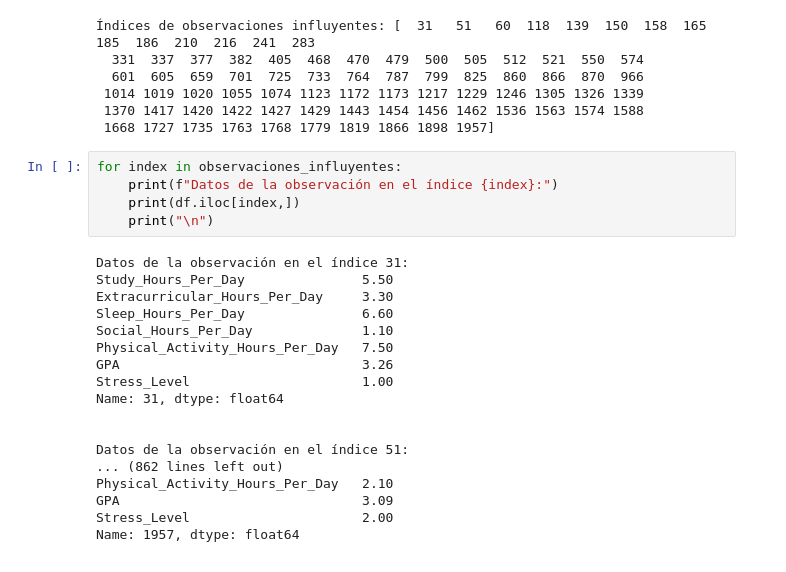
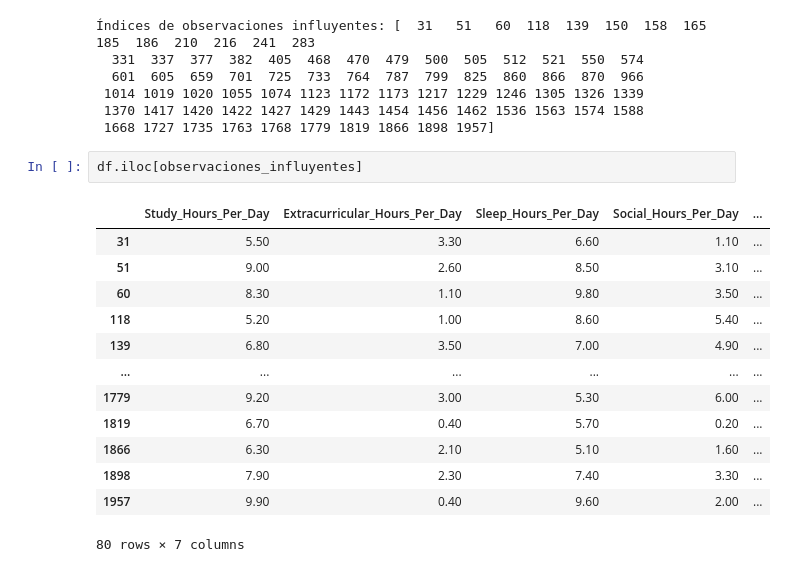
Before and after one commit to carmencami/machine-learning-python-CA-template, a Jupyter notebook: src/explore.ipynb, the cells around one changed output. Drawn from its saved outputs; the diff is of its cells as text.

```diff
--- a/src/explore.ipynb
+++ b/src/explore.ipynb
@@ -329,26 +329,19 @@ print(f'Índices de observaciones influyentes: {observaciones_influyentes}')
  1014 1019 1020 1055 1074 1123 1172 1173 1217 1229 1246 1305 1326 1339
  1370 1417 1420 1422 1427 1429 1443 1454 1456 1462 1536 1563 1574 1588
  1668 1727 1735 1763 1768 1779 1819 1866 1898 1957]
-# %%
-for index in observaciones_influyentes:
-    print(f"Datos de la observación en el índice {index}:")
-    print(df.iloc[index,])
-    print("\n")
-# %% [output]
-Datos de la observación en el índice 31:
-Study_Hours_Per_Day               5.50
-Extracurricular_Hours_Per_Day     3.30
-Sleep_Hours_Per_Day               6.60
-Social_Hours_Per_Day              1.10
-Physical_Activity_Hours_Per_Day   7.50
-GPA                               3.26
-Stress_Level                      1.00
-Name: 31, dtype: float64
-
-
-Datos de la observación en el índice 51:
-... (862 lines left out)
-Physical_Activity_Hours_Per_Day   2.10
-GPA                               3.09
-Stress_Level                      2.00
-Name: 1957, dtype: float64
+# %%
+df.iloc[observaciones_influyentes]
+# %% [output]
+|  | Study_Hours_Per_Day | Extracurricular_Hours_Per_Day | Sleep_Hours_Per_Day | Social_Hours_Per_Day | ... |
+| 31 | 5.50 | 3.30 | 6.60 | 1.10 | ... |
+| 51 | 9.00 | 2.60 | 8.50 | 3.10 | ... |
+| 60 | 8.30 | 1.10 | 9.80 | 3.50 | ... |
+| 118 | 5.20 | 1.00 | 8.60 | 5.40 | ... |
+| 139 | 6.80 | 3.50 | 7.00 | 4.90 | ... |
+| ... | ... | ... | ... | ... | ... |
+| 1779 | 9.20 | 3.00 | 5.30 | 6.00 | ... |
+| 1819 | 6.70 | 0.40 | 5.70 | 0.20 | ... |
+| 1866 | 6.30 | 2.10 | 5.10 | 1.60 | ... |
+| 1898 | 7.90 | 2.30 | 7.40 | 3.30 | ... |
+| 1957 | 9.90 | 0.40 | 9.60 | 2.00 | ... |
+80 rows × 7 columns
```
Also changed, not shown: parts of 5 cells of this notebook.
